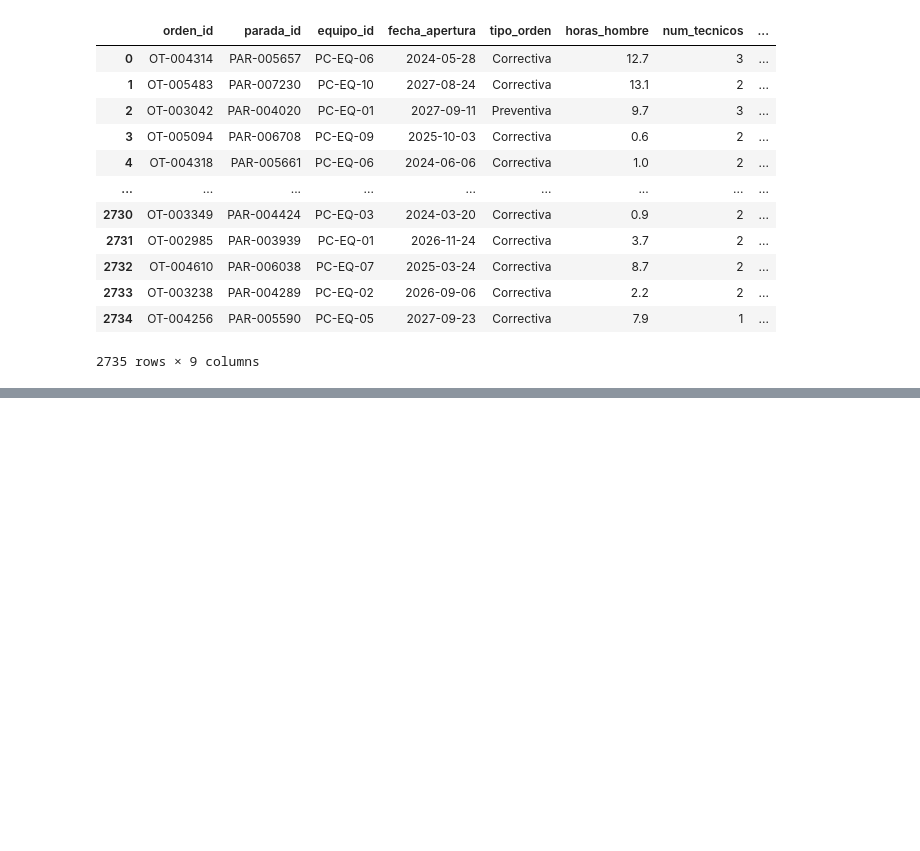
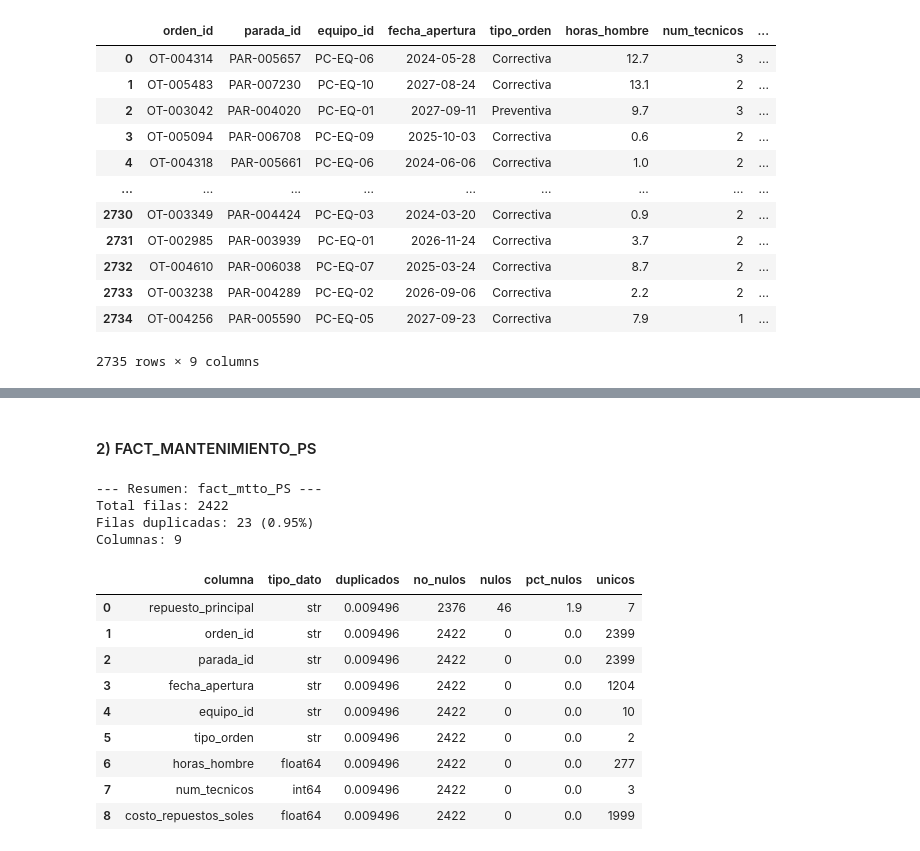
Before and after one commit to josue789a/Mineria-simulacion-v2, a Jupyter notebook: notebooks/Exploracion1.ipynb, the cells around one changed output, grey strips where cells are left out. Cells and saved outputs as stored; diff of their text form; code cells hidden in the pictures; blank space fills up the shorter version.

```diff
--- a/notebooks/Exploracion1.ipynb
+++ b/notebooks/Exploracion1.ipynb
@@ -67,0 +117,20 @@ Name: count, dtype: int64
+# %% [markdown]
+#### 2) FACT_MANTENIMIENTO_PS
+# %%
+from src.eda import reporte_calidad
+reporte_calidad(fact_mtto_PS,nombre_df='fact_mtto_PS')
+# %% [output]
+--- Resumen: fact_mtto_PS ---
+Total filas: 2422
+Filas duplicadas: 23 (0.95%)
+Columnas: 9
+|  | columna | tipo_dato | duplicados | no_nulos | nulos | pct_nulos | unicos |
+| 0 | repuesto_principal | str | 0.009496 | 2376 | 46 | 1.9 | 7 |
+| 1 | orden_id | str | 0.009496 | 2422 | 0 | 0.0 | 2399 |
+| 2 | parada_id | str | 0.009496 | 2422 | 0 | 0.0 | 2399 |
+| 3 | fecha_apertura | str | 0.009496 | 2422 | 0 | 0.0 | 1204 |
+| 4 | equipo_id | str | 0.009496 | 2422 | 0 | 0.0 | 10 |
+| 5 | tipo_orden | str | 0.009496 | 2422 | 0 | 0.0 | 2 |
+| 6 | horas_hombre | float64 | 0.009496 | 2422 | 0 | 0.0 | 277 |
+| 7 | num_tecnicos | int64 | 0.009496 | 2422 | 0 | 0.0 | 3 |
+| 8 | costo_repuestos_soles | float64 | 0.009496 | 2422 | 0 | 0.0 | 1999 |
```
Also changed, not shown: parts of 17 cells of this notebook.
